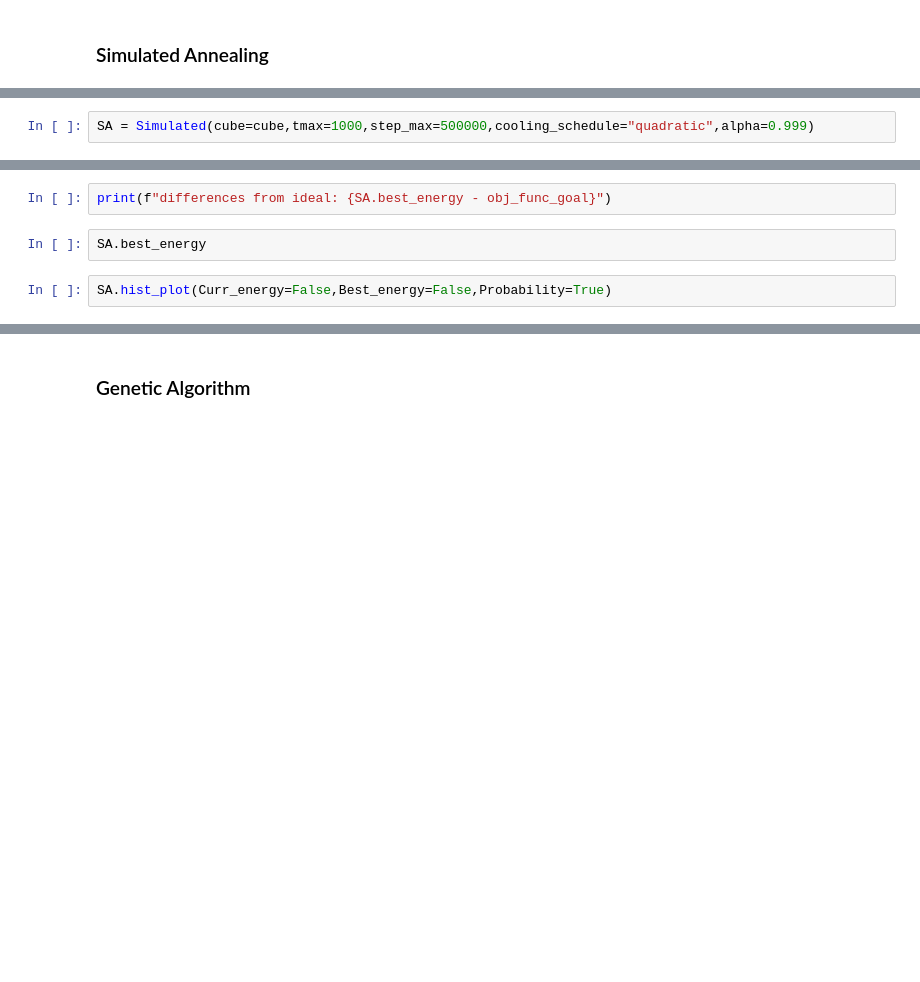
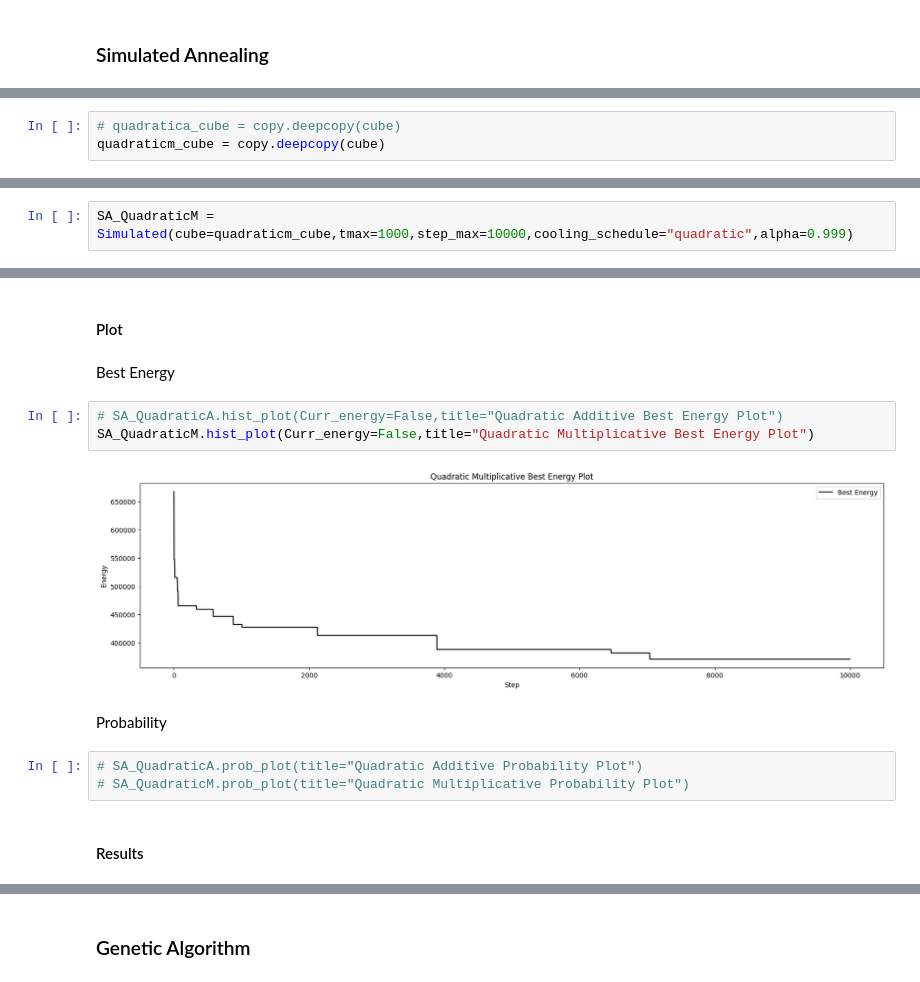
Before and after one commit to marcellinow/diagonal-magic-cube, a Jupyter notebook: main.ipynb, the cells around one changed output, grey strips where cells are left out. Drawn from its saved outputs; the diff is of its cells as text; blank space fills up the shorter version.

```diff
--- a/main.ipynb
+++ b/main.ipynb
@@ -113,0 +135,3 @@ print(f"ideal objective function {goal_cube.objective_function()}")
+# %%
+# quadratica_cube = copy.deepcopy(cube)
+quadraticm_cube = copy.deepcopy(cube)
@@ -114,2 +146,2 @@ print(f"ideal objective function {goal_cube.objective_function()}")
 # %%
-SA = Simulated(cube=cube,tmax=1000,step_max=500000,cooling_schedule="quadratic",alpha=0.999)
+SA_QuadraticM = Simulated(cube=quadraticm_cube,tmax=1000,step_max=10000,cooling_schedule="quadratic",alpha=0.999)
@@ -118,6 +166,16 @@ SA.results()
-# %%
-print(f"differences from ideal: {SA.best_energy - obj_func_goal}")
-# %%
-SA.best_energy
-# %%
-SA.hist_plot(Curr_energy=False,Best_energy=False,Probability=True)
+# %% [markdown]
+#### Plot
+# %% [markdown]
+Best Energy
+# %%
+# SA_QuadraticA.hist_plot(Curr_energy=False,title="Quadratic Additive Best Energy Plot")
+SA_QuadraticM.hist_plot(Curr_energy=False,title="Quadratic Multiplicative Best Energy Plot")
+# %% [output]
+[figure, added]
+# %% [markdown]
+Probability
+# %%
+# SA_QuadraticA.prob_plot(title="Quadratic Additive Probability Plot")
+# SA_QuadraticM.prob_plot(title="Quadratic Multiplicative Probability Plot")
+# %% [markdown]
+#### Results
```
Also changed, not shown: parts of 23 cells of this notebook, 2 other files.
